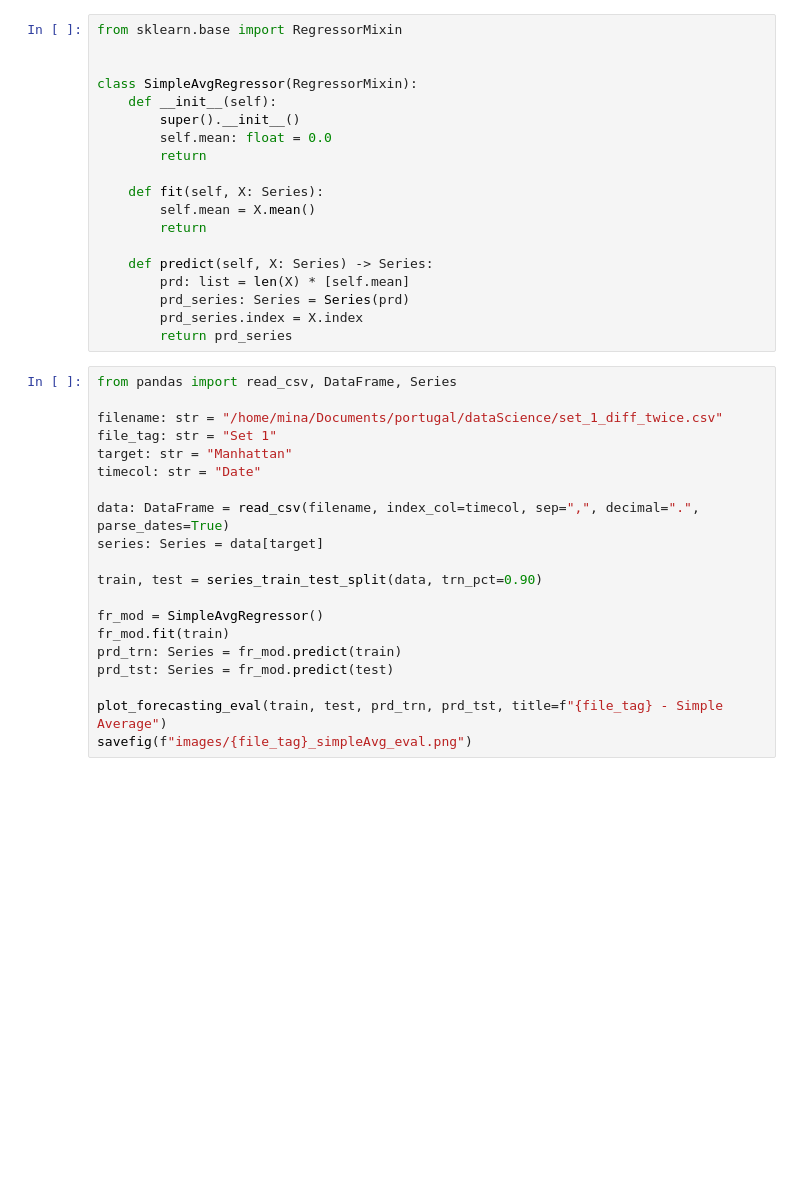
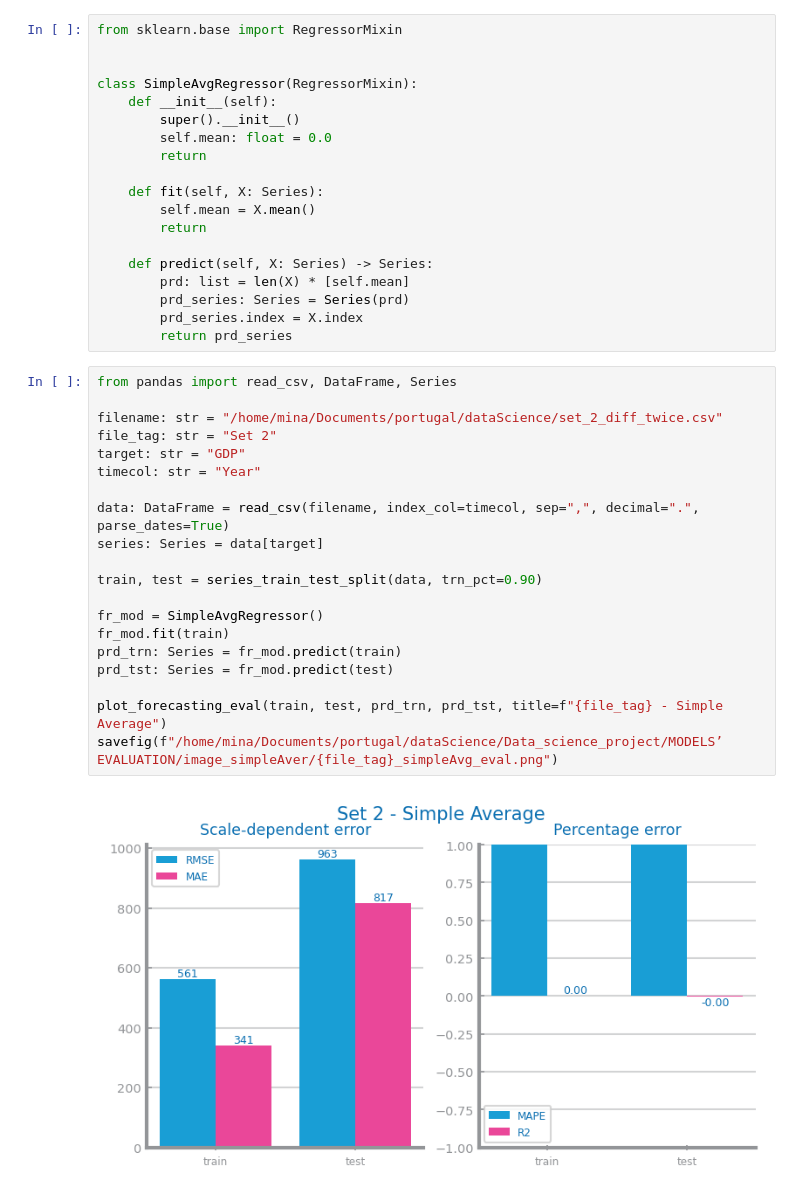
Before and after one commit to meodbr/IST-data-science, a Jupyter notebook: MODELS’ EVALUATION/simpleAverage.ipynb, the cells around one changed output. Drawn from its saved outputs; the diff is of its cells as text; blank space fills up the shorter version.

```diff
--- a/MODELS’ EVALUATION/simpleAverage.ipynb
+++ b/MODELS’ EVALUATION/simpleAverage.ipynb
@@ -76,20 +76,22 @@ class SimpleAvgRegressor(RegressorMixin):
 # %%
 from pandas import read_csv, DataFrame, Series
 
-filename: str = "/home/mina/Documents/portugal/dataScience/set_1_diff_twice.csv"
-file_tag: str = "Set 1"
-target: str = "Manhattan"
-timecol: str = "Date"
+filename: str = "/home/mina/Documents/portugal/dataScience/set_2_diff_twice.csv"
+file_tag: str = "Set 2"
+target: str = "GDP"
+timecol: str = "Year"
 
 data: DataFrame = read_csv(filename, index_col=timecol, sep=",", decimal=".", parse_dates=True)
 series: Series = data[target]
 
 train, test = series_train_test_split(data, trn_pct=0.90)
 
 fr_mod = SimpleAvgRegressor()
 fr_mod.fit(train)
 prd_trn: Series = fr_mod.predict(train)
 prd_tst: Series = fr_mod.predict(test)
 
 plot_forecasting_eval(train, test, prd_trn, prd_tst, title=f"{file_tag} - Simple Average")
-savefig(f"images/{file_tag}_simpleAvg_eval.png")
+savefig(f"/home/mina/Documents/portugal/dataScience/Data_science_project/MODELS’ EVALUATION/image_simpleAver/{file_tag}_simpleAvg_eval.png")
+# %% [output]
+[figure, added]
```
Also changed, not shown: parts of 1 cell of this notebook, 1 other file.
